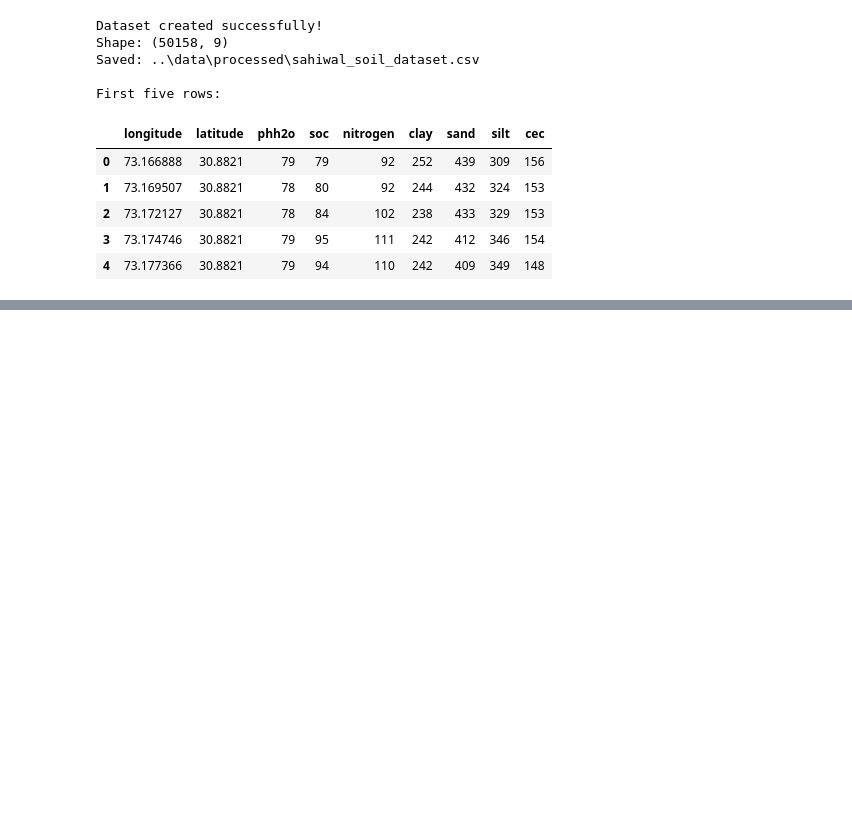
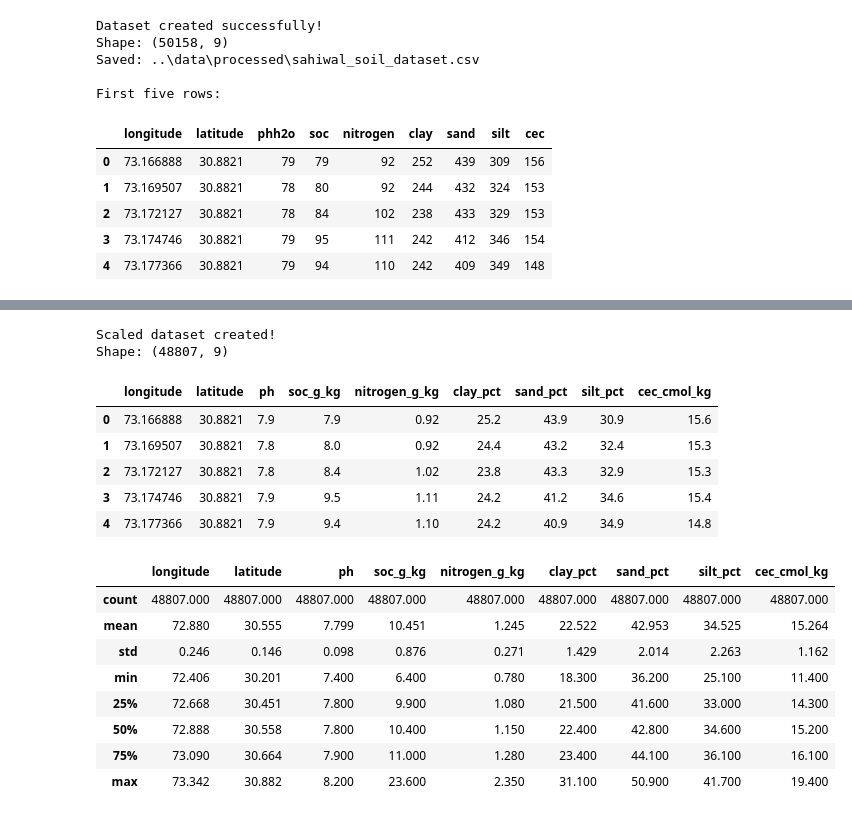
Before and after one commit to iammuhammadhassan/SoilSenseAi, a Jupyter notebook: notebooks/01_soil_data_preparation.ipynb, the cells around one changed output, grey strips where cells are left out. Saved outputs shown, nothing was run; the diff lists cells and outputs as text; code cells hidden in the pictures; blank space fills up the shorter version.

```diff
--- a/src/01_soil_data_preparation.ipynb
+++ b/notebooks/01_soil_data_preparation.ipynb
@@ -1288,0 +1421,49 @@ display(soil_data.describe().round(2))
+# %%
+# Purpose: Convert raw SoilGrids integer values into conventional scientific units and save the scaled dataset.
+
+scaled_soil_data = clean_soil_data.copy()
+
+scaled_soil_data["ph"] = scaled_soil_data["phh2o"] / 10
+scaled_soil_data["soc_g_kg"] = scaled_soil_data["soc"] / 10
+scaled_soil_data["nitrogen_g_kg"] = scaled_soil_data["nitrogen"] / 100
+
+scaled_soil_data["clay_pct"] = scaled_soil_data["clay"] / 10
+scaled_soil_data["sand_pct"] = scaled_soil_data["sand"] / 10
+scaled_soil_data["silt_pct"] = scaled_soil_data["silt"] / 10
+
+scaled_soil_data["cec_cmol_kg"] = scaled_soil_data["cec"] / 10
+
+# Remove the original scaled integer columns
+scaled_soil_data = scaled_soil_data.drop(columns=[
+    "phh2o", "soc", "nitrogen",
+    "clay", "sand", "silt", "cec"
+])
+
+# Save the converted dataset
+output_path = "../data/processed/sahiwal_soil_dataset_scaled.csv"
+
+scaled_soil_data.to_csv(output_path, index=False)
+
+print("Scaled dataset created!")
+print("Shape:", scaled_soil_data.shape)
+
+display(scaled_soil_data.head())
+display(scaled_soil_data.describe().round(3))
+# %% [output]
+Scaled dataset created!
+Shape: (48807, 9)
+|  | longitude | latitude | ph | soc_g_kg | nitrogen_g_kg | clay_pct | sand_pct | silt_pct | cec_cmol_kg |
+| 0 | 73.166888 | 30.8821 | 7.9 | 7.9 | 0.92 | 25.2 | 43.9 | 30.9 | 15.6 |
+| 1 | 73.169507 | 30.8821 | 7.8 | 8.0 | 0.92 | 24.4 | 43.2 | 32.4 | 15.3 |
+| 2 | 73.172127 | 30.8821 | 7.8 | 8.4 | 1.02 | 23.8 | 43.3 | 32.9 | 15.3 |
+| 3 | 73.174746 | 30.8821 | 7.9 | 9.5 | 1.11 | 24.2 | 41.2 | 34.6 | 15.4 |
+| 4 | 73.177366 | 30.8821 | 7.9 | 9.4 | 1.10 | 24.2 | 40.9 | 34.9 | 14.8 |
+|  | longitude | latitude | ph | soc_g_kg | nitrogen_g_kg | clay_pct | sand_pct | silt_pct | cec_cmol_kg |
+| count | 48807.000 | 48807.000 | 48807.000 | 48807.000 | 48807.000 | 48807.000 | 48807.000 | 48807.000 | 48807.000 |
+| mean | 72.880 | 30.555 | 7.799 | 10.451 | 1.245 | 22.522 | 42.953 | 34.525 | 15.264 |
+| std | 0.246 | 0.146 | 0.098 | 0.876 | 0.271 | 1.429 | 2.014 | 2.263 | 1.162 |
+| min | 72.406 | 30.201 | 7.400 | 6.400 | 0.780 | 18.300 | 36.200 | 25.100 | 11.400 |
+| 25% | 72.668 | 30.451 | 7.800 | 9.900 | 1.080 | 21.500 | 41.600 | 33.000 | 14.300 |
+| 50% | 72.888 | 30.558 | 7.800 | 10.400 | 1.150 | 22.400 | 42.800 | 34.600 | 15.200 |
+| 75% | 73.090 | 30.664 | 7.900 | 11.000 | 1.280 | 23.400 | 44.100 | 36.100 | 16.100 |
+| max | 73.342 | 30.882 | 8.200 | 23.600 | 2.350 | 31.100 | 50.900 | 41.700 | 19.400 |
```
Also changed, not shown: parts of 4 cells of this notebook, 1 other file.
